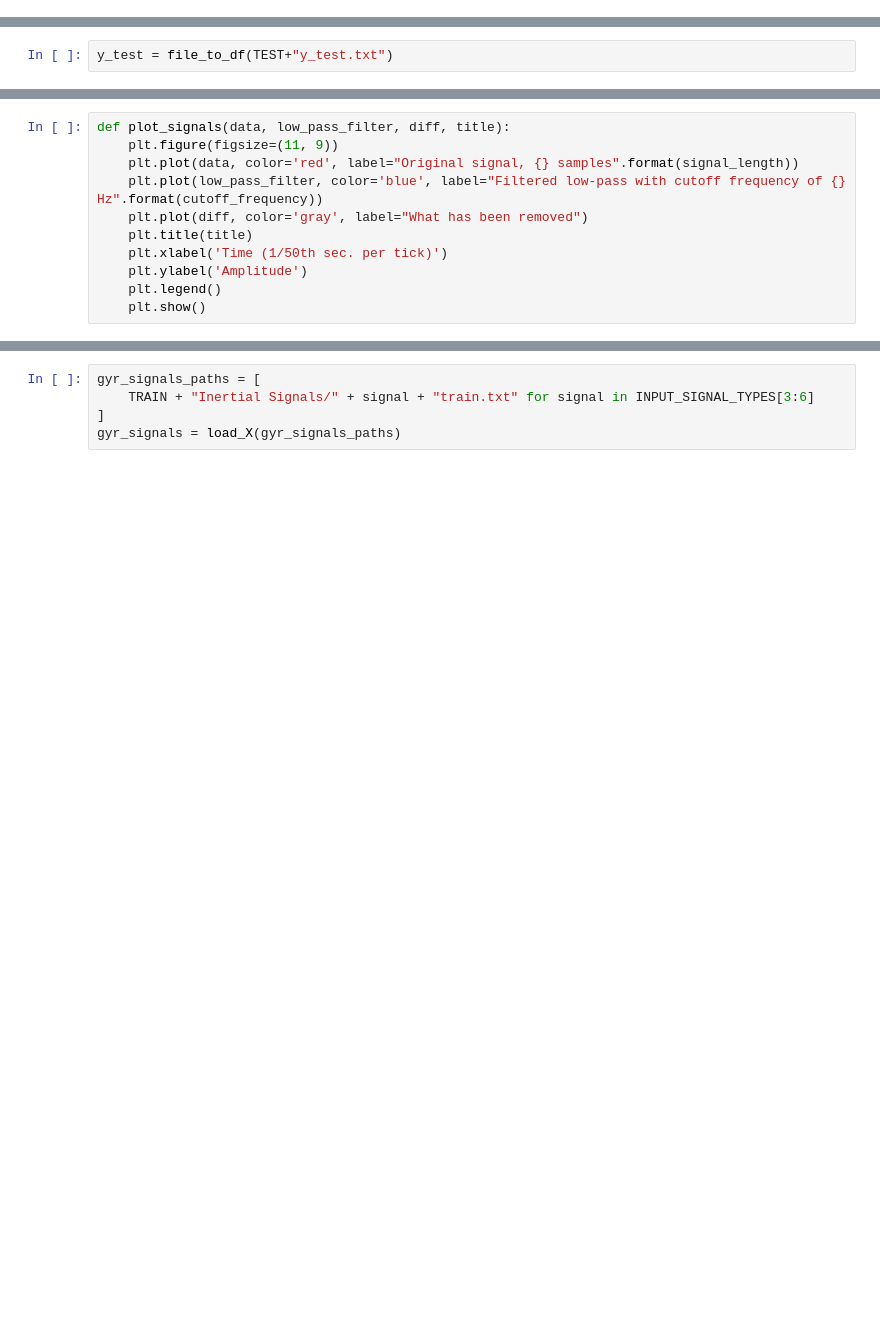
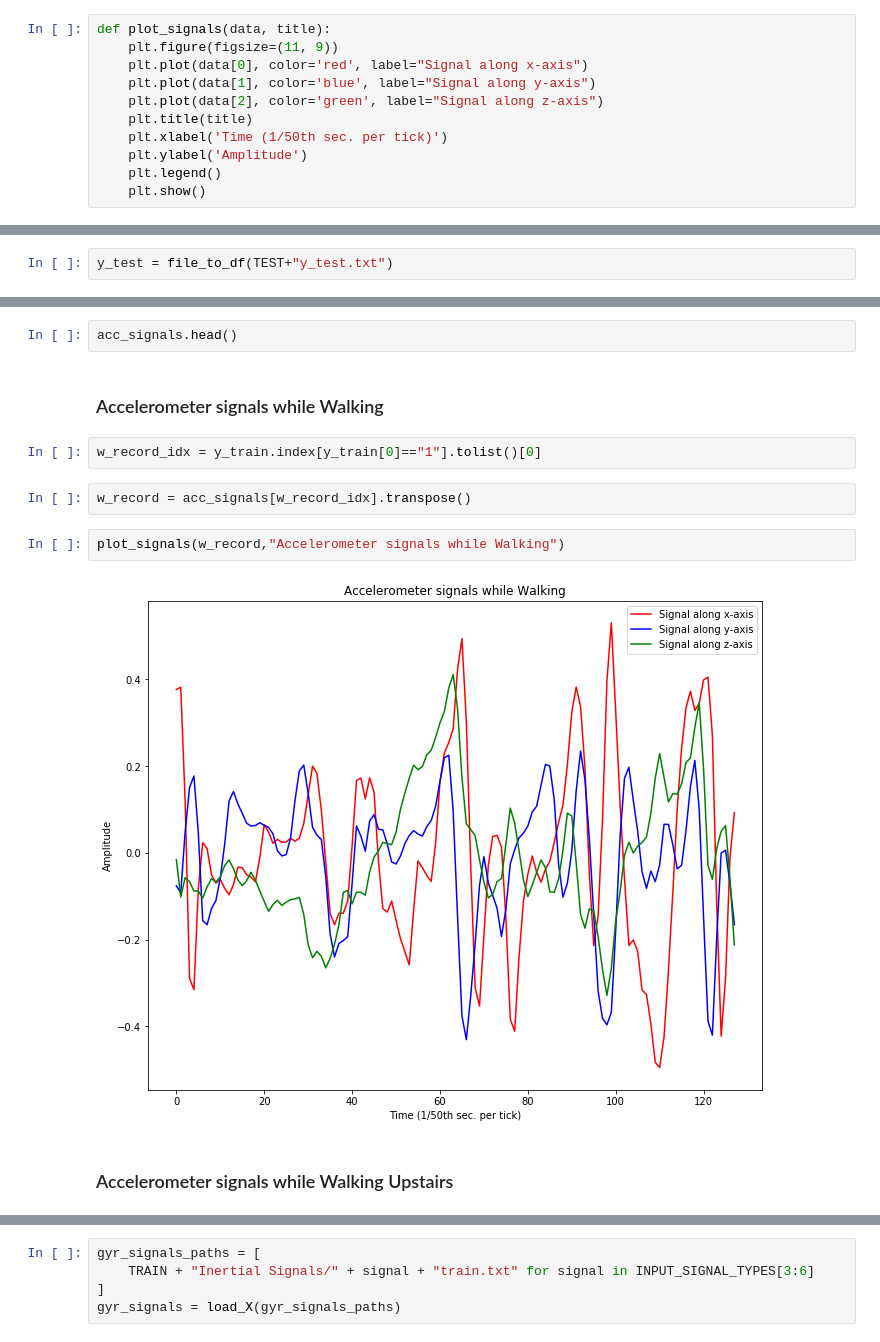
Before and after one commit to ZnoorZ/DSproject, a Jupyter notebook: DS Project.ipynb, the cells around one changed output, grey strips where cells are left out. Saved outputs shown, nothing was run; the diff lists cells and outputs as text; blank space fills up the shorter version.

```diff
--- a/DS Project.ipynb
+++ b/DS Project.ipynb
@@ -24,0 +76,11 @@ def file_to_df(path):
+# %%
+def plot_signals(data, title):
+    plt.figure(figsize=(11, 9))
+    plt.plot(data[0], color='red', label="Signal along x-axis")
+    plt.plot(data[1], color='blue', label="Signal along y-axis")
+    plt.plot(data[2], color='green', label="Signal along z-axis")
+    plt.title(title)
+    plt.xlabel('Time (1/50th sec. per tick)')
+    plt.ylabel('Amplitude')
+    plt.legend()
+    plt.show()
@@ -83,11 +145,0 @@ def load_X(X_signals_paths):
-# %%
-def plot_signals(data, low_pass_filter, diff, title):
-    plt.figure(figsize=(11, 9))
-    plt.plot(data, color='red', label="Original signal, {} samples".format(signal_length))
-    plt.plot(low_pass_filter, color='blue', label="Filtered low-pass with cutoff frequency of {} Hz".format(cutoff_frequency))
-    plt.plot(diff, color='gray', label="What has been removed")
-    plt.title(title)
-    plt.xlabel('Time (1/50th sec. per tick)')
-    plt.ylabel('Amplitude')
-    plt.legend()
-    plt.show()
@@ -154,0 +167,14 @@ plot_signals(acc_signals_xyz[2], y, diff, "Accelerator signals along z-axis")
+# %%
+acc_signals.head()
+# %% [markdown]
+### Accelerometer signals while Walking ###
+# %%
+w_record_idx = y_train.index[y_train[0]=="1"].tolist()[0]
+# %%
+w_record = acc_signals[w_record_idx].transpose()
+# %%
+plot_signals(w_record,"Accelerometer signals while Walking")
+# %% [output]
+[figure, added]
+# %% [markdown]
+### Accelerometer signals while Walking Upstairs ###
```
Also changed, not shown: parts of 108 cells of this notebook.
